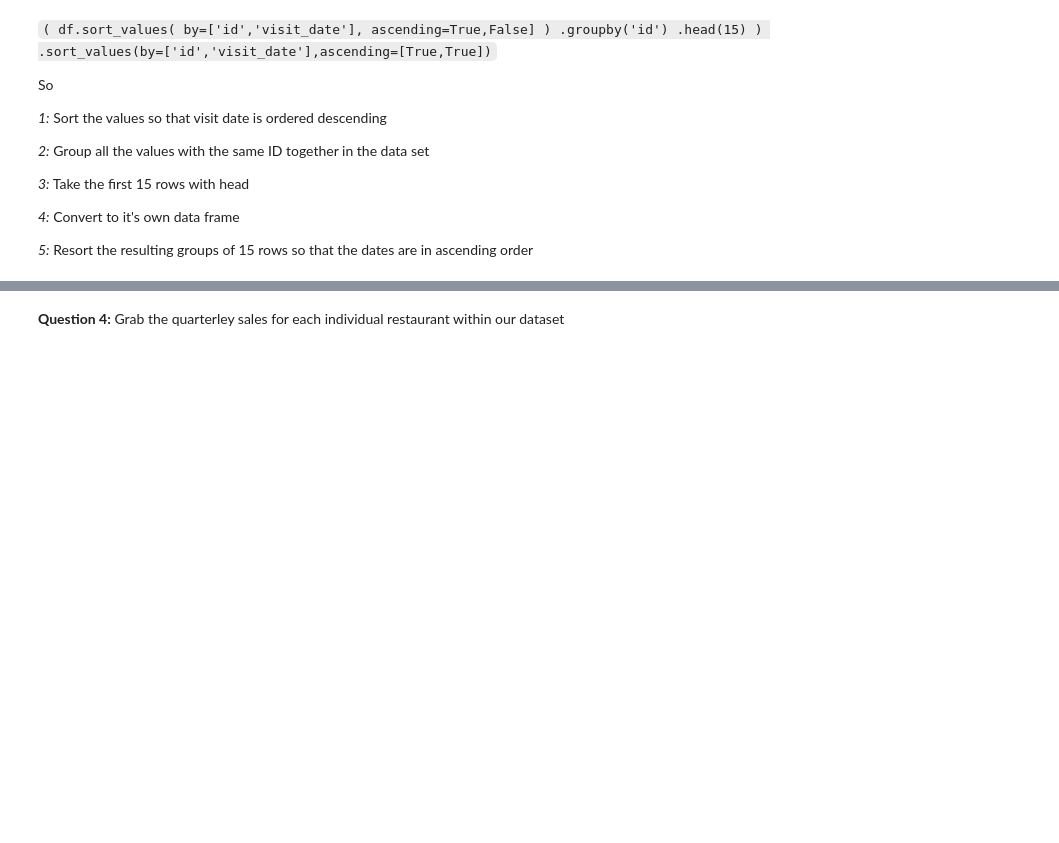
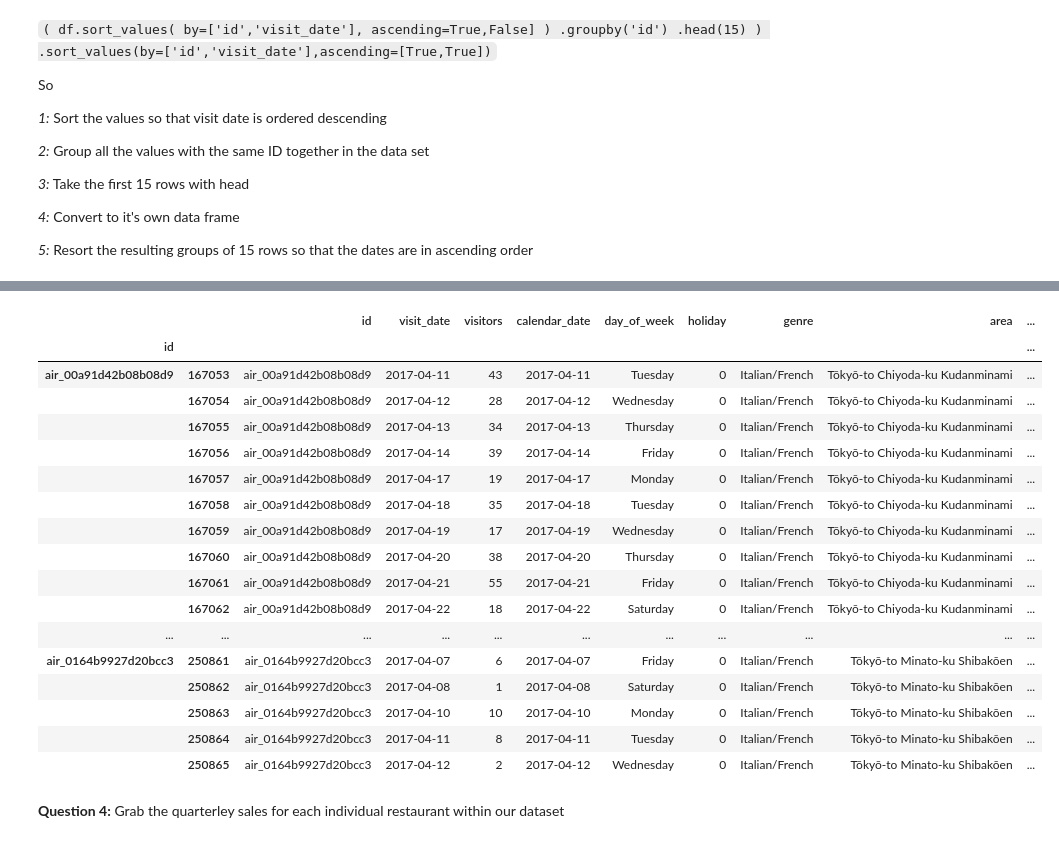
Before and after one commit to Lothdyn/my-1019-repo, a Jupyter notebook: ClassMaterial/Unit2/Class7/Labs/Pandas Lab -- Grouping & Merging .ipynb, the cells around one changed output, grey strips where cells are left out. Cells and saved outputs as stored; diff of their text form; code cells hidden in the pictures; blank space fills up the shorter version.

```diff
--- a/ClassMaterial/Unit2/Class7/Labs/Pandas Lab -- Grouping & Merging .ipynb
+++ b/ClassMaterial/Unit2/Class7/Labs/Pandas Lab -- Grouping & Merging .ipynb
@@ -293,3 +340,26 @@ So
+# %%
+restaurant_vals_rev = df.groupby('id').apply(lambda x: x.iloc[-15:])
+# %%
+restaurant_vals_rev[:20]
+# %% [output]
+|  |  | id | visit_date | visitors | calendar_date | day_of_week | holiday | genre | area | ... |
+| id |  |  |  |  |  |  |  |  |  | ... |
+| air_00a91d42b08b08d9 | 167053 | air_00a91d42b08b08d9 | 2017-04-11 | 43 | 2017-04-11 | Tuesday | 0 | Italian/French | Tōkyō-to Chiyoda-ku Kudanminami | ... |
+|  | 167054 | air_00a91d42b08b08d9 | 2017-04-12 | 28 | 2017-04-12 | Wednesday | 0 | Italian/French | Tōkyō-to Chiyoda-ku Kudanminami | ... |
+|  | 167055 | air_00a91d42b08b08d9 | 2017-04-13 | 34 | 2017-04-13 | Thursday | 0 | Italian/French | Tōkyō-to Chiyoda-ku Kudanminami | ... |
+|  | 167056 | air_00a91d42b08b08d9 | 2017-04-14 | 39 | 2017-04-14 | Friday | 0 | Italian/French | Tōkyō-to Chiyoda-ku Kudanminami | ... |
+|  | 167057 | air_00a91d42b08b08d9 | 2017-04-17 | 19 | 2017-04-17 | Monday | 0 | Italian/French | Tōkyō-to Chiyoda-ku Kudanminami | ... |
+|  | 167058 | air_00a91d42b08b08d9 | 2017-04-18 | 35 | 2017-04-18 | Tuesday | 0 | Italian/French | Tōkyō-to Chiyoda-ku Kudanminami | ... |
+|  | 167059 | air_00a91d42b08b08d9 | 2017-04-19 | 17 | 2017-04-19 | Wednesday | 0 | Italian/French | Tōkyō-to Chiyoda-ku Kudanminami | ... |
+|  | 167060 | air_00a91d42b08b08d9 | 2017-04-20 | 38 | 2017-04-20 | Thursday | 0 | Italian/French | Tōkyō-to Chiyoda-ku Kudanminami | ... |
+|  | 167061 | air_00a91d42b08b08d9 | 2017-04-21 | 55 | 2017-04-21 | Friday | 0 | Italian/French | Tōkyō-to Chiyoda-ku Kudanminami | ... |
+|  | 167062 | air_00a91d42b08b08d9 | 2017-04-22 | 18 | 2017-04-22 | Saturday | 0 | Italian/French | Tōkyō-to Chiyoda-ku Kudanminami | ... |
+| ... | ... | ... | ... | ... | ... | ... | ... | ... | ... | ... |
+| air_0164b9927d20bcc3 | 250861 | air_0164b9927d20bcc3 | 2017-04-07 | 6 | 2017-04-07 | Friday | 0 | Italian/French | Tōkyō-to Minato-ku Shibakōen | ... |
+|  | 250862 | air_0164b9927d20bcc3 | 2017-04-08 | 1 | 2017-04-08 | Saturday | 0 | Italian/French | Tōkyō-to Minato-ku Shibakōen | ... |
+|  | 250863 | air_0164b9927d20bcc3 | 2017-04-10 | 10 | 2017-04-10 | Monday | 0 | Italian/French | Tōkyō-to Minato-ku Shibakōen | ... |
+|  | 250864 | air_0164b9927d20bcc3 | 2017-04-11 | 8 | 2017-04-11 | Tuesday | 0 | Italian/French | Tōkyō-to Minato-ku Shibakōen | ... |
+|  | 250865 | air_0164b9927d20bcc3 | 2017-04-12 | 2 | 2017-04-12 | Wednesday | 0 | Italian/French | Tōkyō-to Minato-ku Shibakōen | ... |
 # %% [markdown]
 **Question 4:** Grab the quarterley sales for each individual restaurant within our dataset
 # %%
```
Also changed, not shown: parts of 35 cells of this notebook, 1 other file.
